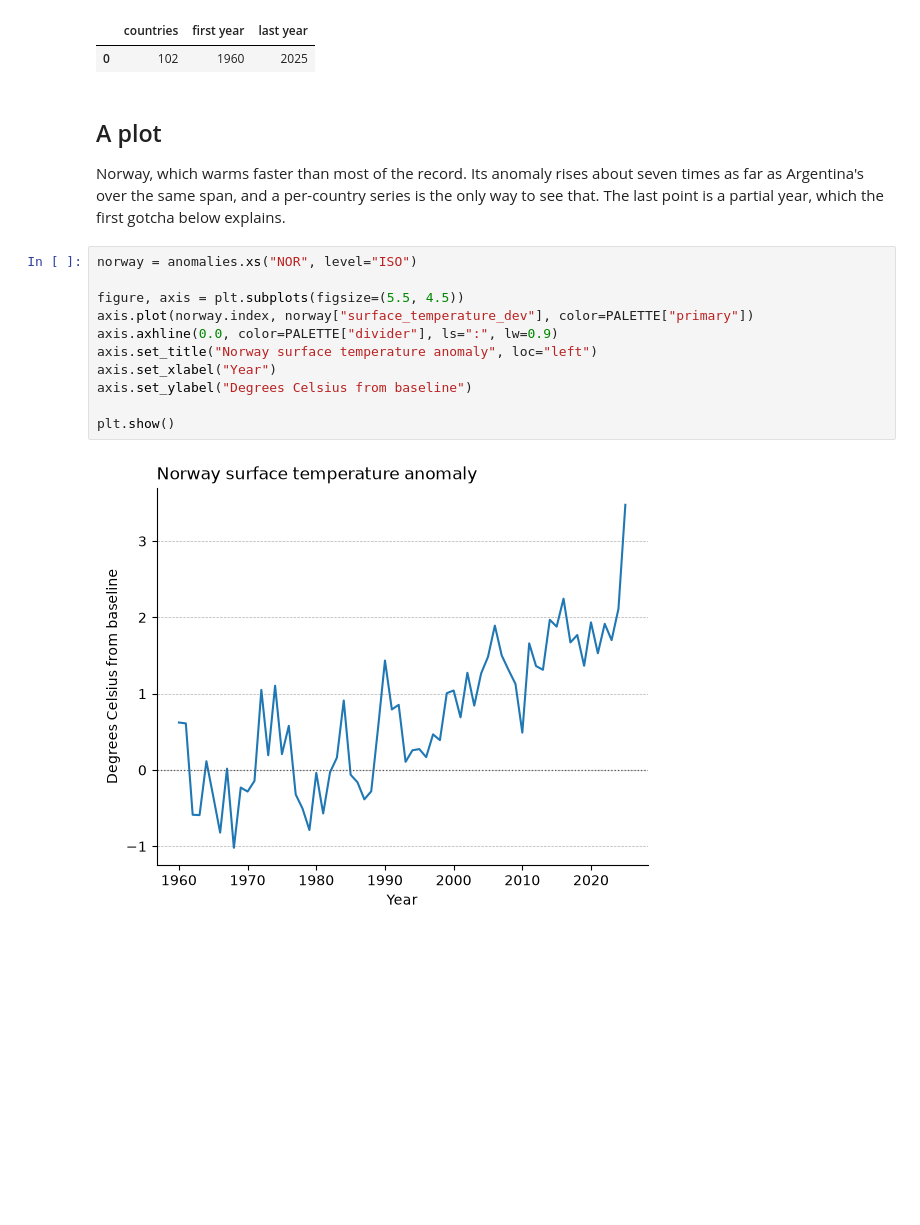
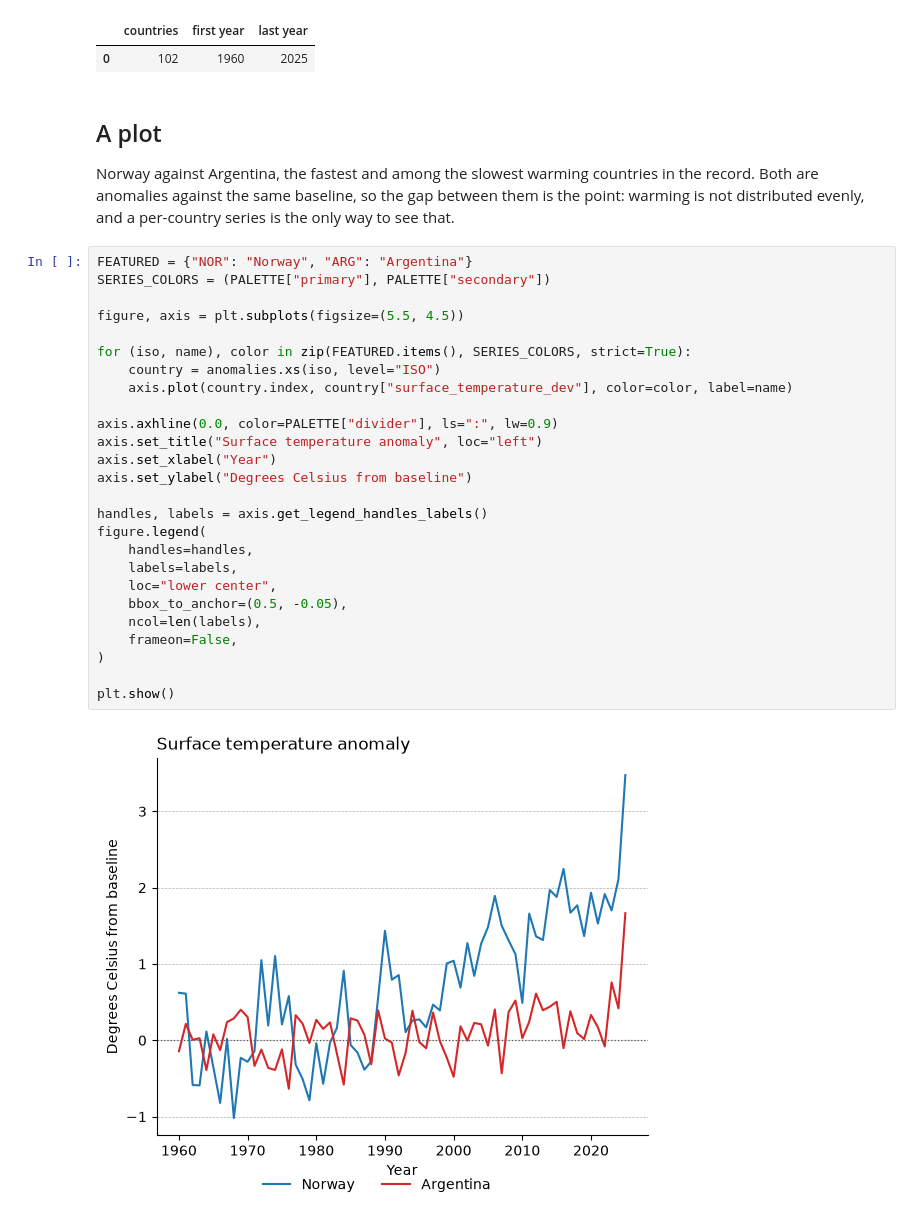
Before and after one commit to jessegrabowski/climate-risk, a Jupyter notebook: examples/data_loaders/hadcrut.ipynb, the cells around one changed output. Saved outputs shown, nothing was run; the diff lists cells and outputs as text; blank space fills up the shorter version.

Commit message:
Plot two countries in the HadCRUT5 vignette

```diff
--- a/examples/data_loaders/hadcrut.ipynb
+++ b/examples/data_loaders/hadcrut.ipynb
@@ -94,22 +94,37 @@ pd.DataFrame(
 # %% [markdown]
 ## A plot
 
-Norway, which warms faster than most of the record. Its anomaly rises about seven times as far as
-Argentina's over the same span, and a per-country series is the only way to see that. The last point
-is a partial year, which the first gotcha below explains.
+Norway against Argentina, the fastest and among the slowest warming countries in the record. Both
+are anomalies against the same baseline, so the gap between them is the point: warming is not
+distributed evenly, and a per-country series is the only way to see that.
 # %%
-norway = anomalies.xs("NOR", level="ISO")
+FEATURED = {"NOR": "Norway", "ARG": "Argentina"}
+SERIES_COLORS = (PALETTE["primary"], PALETTE["secondary"])
 
 figure, axis = plt.subplots(figsize=(5.5, 4.5))
-axis.plot(norway.index, norway["surface_temperature_dev"], color=PALETTE["primary"])
+
+for (iso, name), color in zip(FEATURED.items(), SERIES_COLORS, strict=True):
+    country = anomalies.xs(iso, level="ISO")
+    axis.plot(country.index, country["surface_temperature_dev"], color=color, label=name)
+
 axis.axhline(0.0, color=PALETTE["divider"], ls=":", lw=0.9)
-axis.set_title("Norway surface temperature anomaly", loc="left")
+axis.set_title("Surface temperature anomaly", loc="left")
 axis.set_xlabel("Year")
 axis.set_ylabel("Degrees Celsius from baseline")
 
+handles, labels = axis.get_legend_handles_labels()
+figure.legend(
+    handles=handles,
+    labels=labels,
+    loc="lower center",
+    bbox_to_anchor=(0.5, -0.05),
+    ncol=len(labels),
+    frameon=False,
+)
+
 plt.show()
 # %% [output]
-[figure, old version]
+[figure, new version]
 # %% [markdown]
 ## Gotchas
 
```
Also changed, not shown: parts of 1 cell of this notebook.
